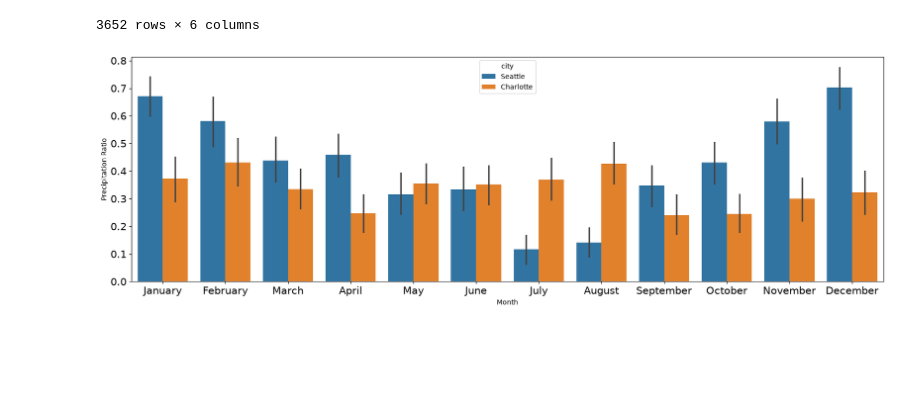
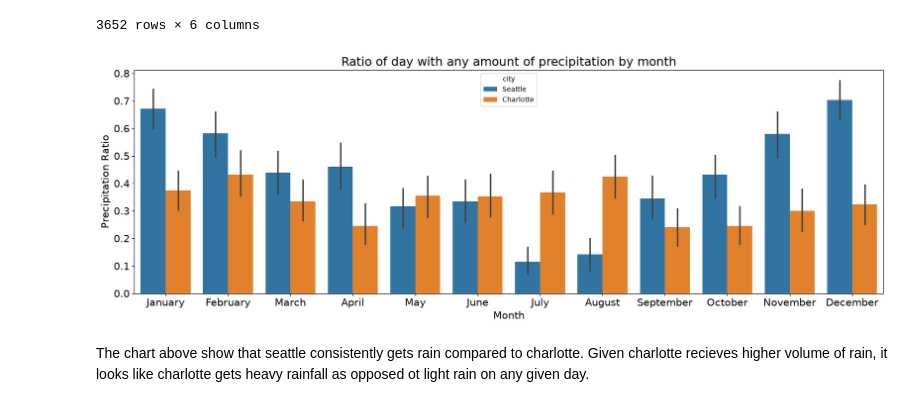
Before and after one commit to binay8/weather, a Jupyter notebook: code/Weather_Data.ipynb, the cells around one changed output. Cells and saved outputs as stored; diff of their text form; code cells hidden in the pictures; blank space fills up the shorter version.

```diff
--- a/code/Weather_Data.ipynb
+++ b/code/Weather_Data.ipynb
@@ -631,16 +633,19 @@ df
 # %%
 plt.figure(figsize =(20,6
                     ))
 sns.barplot(data = df, x = 'month', y = 'any_precipitation', hue = 'city')
-plt.xlabel("Month")
-plt.ylabel("Precipitation Ratio")
+plt.title("Ratio of day with any amount of precipitation by month", fontsize = 18)
+plt.xlabel("Month", fontsize = 15)
+plt.ylabel("Precipitation Ratio", fontsize = 15)
 
 
 plt.tick_params(labelsize =15)
 
 
 plt.xticks(ticks= range(12), labels = month_names)
 plt.show()
 # %% [output]
-[figure, old version]
+[figure, new version]
+# %% [markdown]
+The chart above show that seattle consistently gets rain compared to charlotte. Given charlotte recieves higher volume of rain, it looks like charlotte gets heavy rainfall as opposed ot light rain on any given day.
 # %%
```
Also changed, not shown: parts of 19 cells of this notebook.
